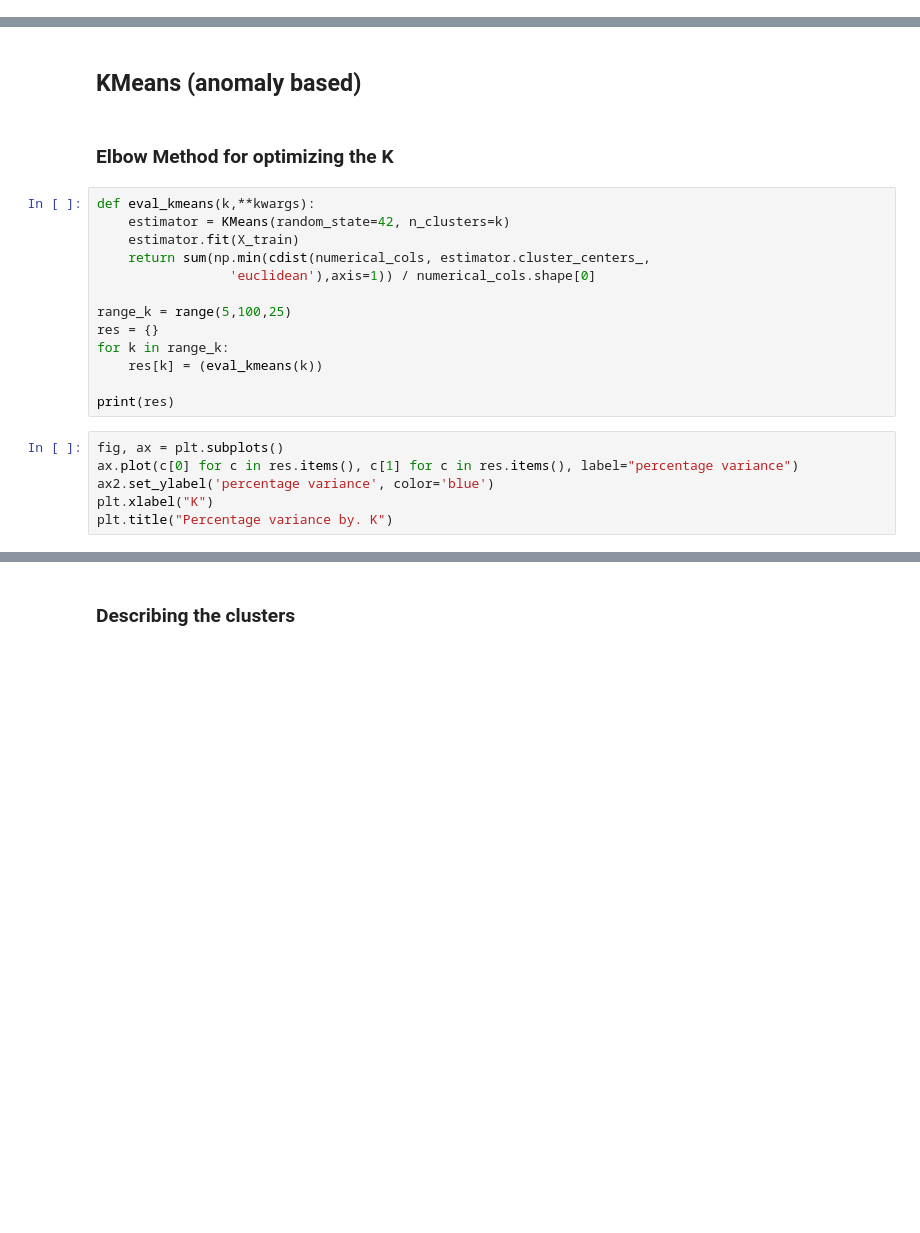
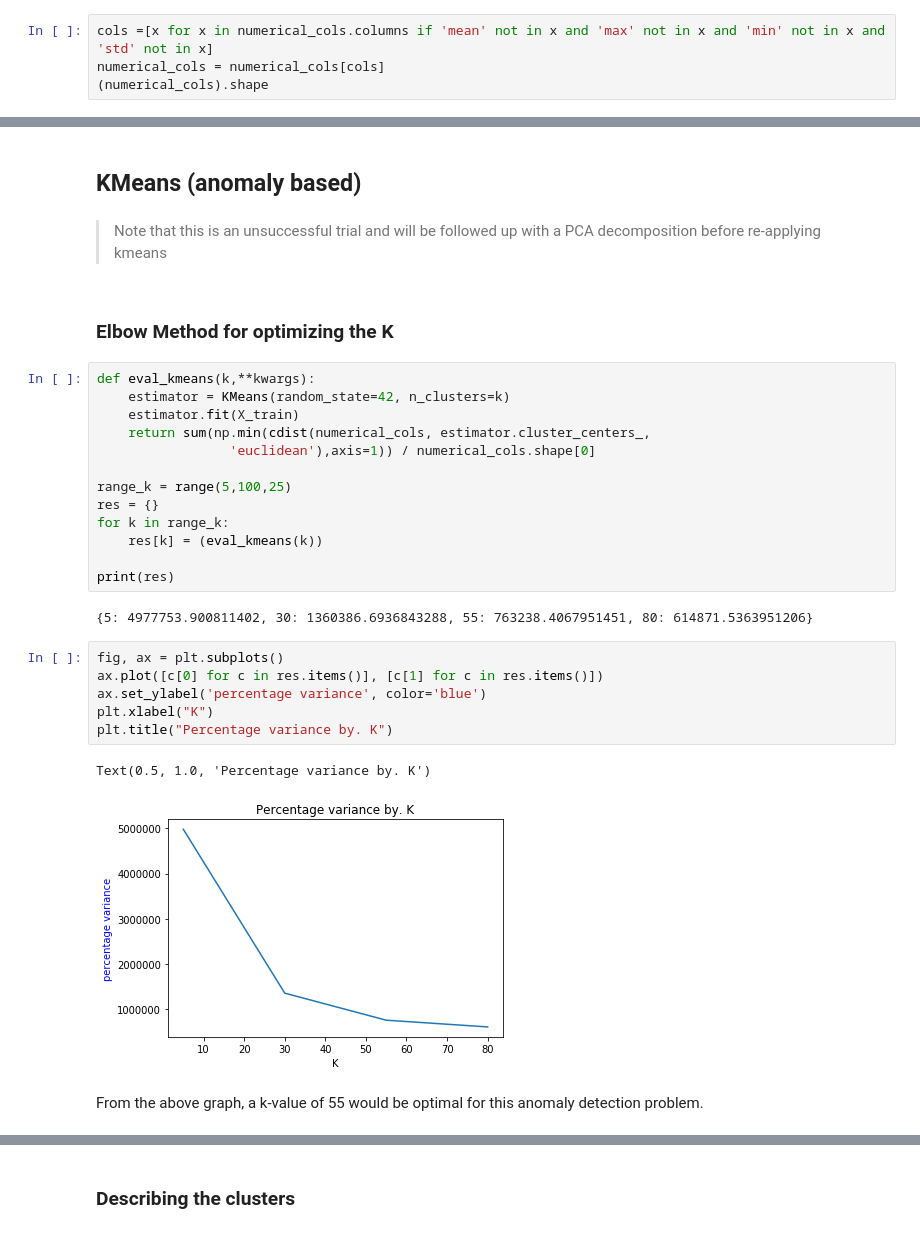
Before and after one commit to j-csc/ids_dl, a Jupyter notebook: POC.ipynb, the cells around one changed output, grey strips where cells are left out. Saved outputs shown, nothing was run; the diff lists cells and outputs as text; blank space fills up the shorter version.

```diff
--- a/POC.ipynb
+++ b/POC.ipynb
@@ -220,3 +219,7 @@ numerical_cols.head()
 | 3 | 123.0 | 3.70e+04 | 1.0 | 1.0 | 48.0 | ... |
 | 4 | 0.0 | 1.11e+08 | 147.0 | 0.0 | 0.0 | ... |
 5 rows × 78 columns
+# %%
+cols =[x for x in numerical_cols.columns if 'mean' not in x and 'max' not in x and 'min' not in x and 'std' not in x]
+numerical_cols = numerical_cols[cols]
+(numerical_cols).shape
@@ -226,6 +233,8 @@ numerical_cols.head()
 X_train, X_test, y_train, y_test = train_test_split(numerical_cols,target_variables,test_size=0.2, random_state=42)
 # %% [markdown]
 ## KMeans (anomaly based)
+# %% [markdown]
+> Note that this is an unsuccessful trial and will be followed up with a PCA decomposition before re-applying kmeans
 # %% [markdown]
 ### Elbow Method for optimizing the K
 # %%
@@ -241,9 +250,16 @@ for k in range_k:
     res[k] = (eval_kmeans(k))
 
 print(res)
+# %% [output]
+{5: 4977753.900811402, 30: 1360386.6936843288, 55: 763238.4067951451, 80: 614871.5363951206}
 # %%
 fig, ax = plt.subplots()
-ax.plot(c[0] for c in res.items(), c[1] for c in res.items(), label="percentage variance")
-ax2.set_ylabel('percentage variance', color='blue')
+ax.plot([c[0] for c in res.items()], [c[1] for c in res.items()])
+ax.set_ylabel('percentage variance', color='blue')
 plt.xlabel("K")
 plt.title("Percentage variance by. K")
+# %% [output]
+Text(0.5, 1.0, 'Percentage variance by. K')
+[figure, added]
+# %% [markdown]
+From the above graph, a k-value of 55 would be optimal for this anomaly detection problem.
```
Also changed, not shown: parts of 12 cells of this notebook.
